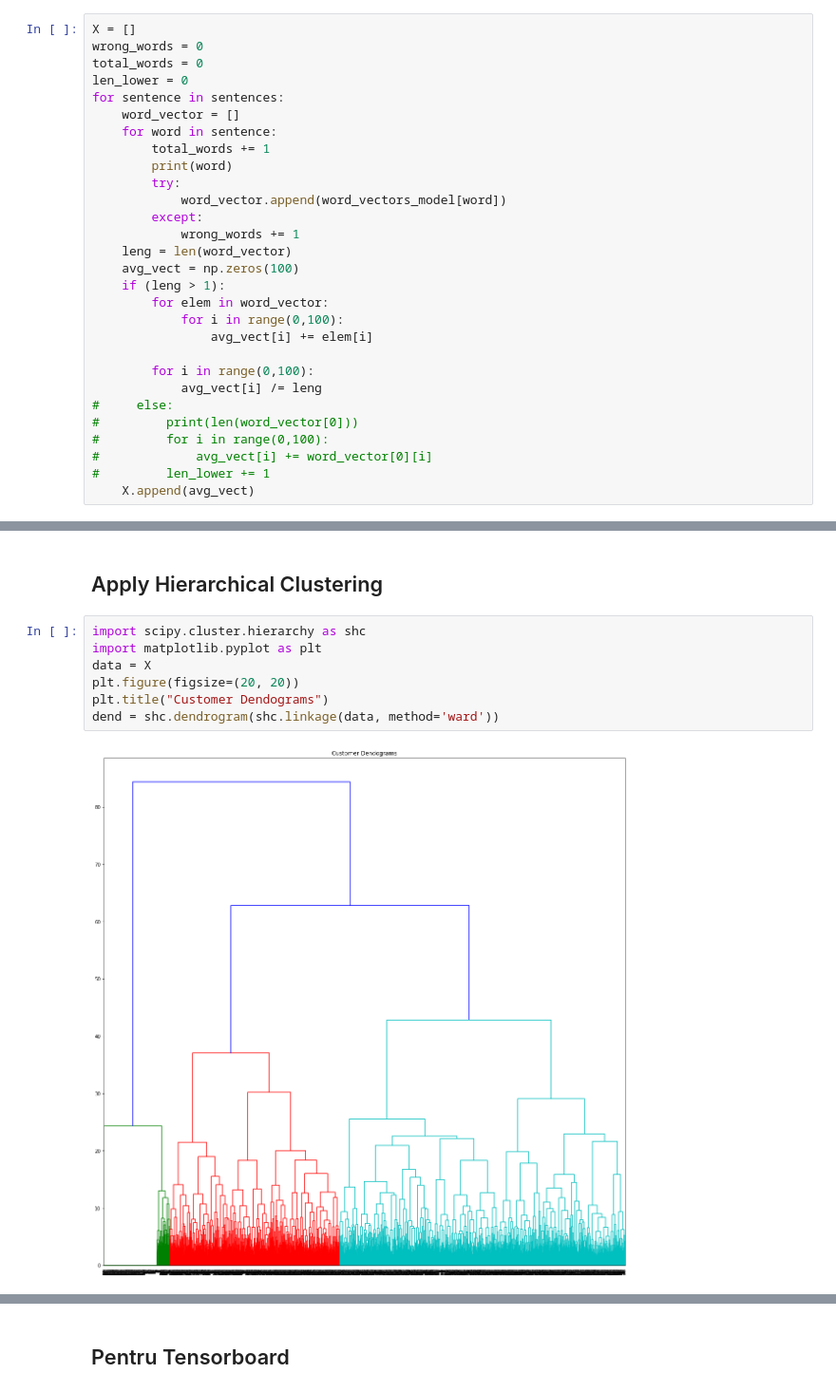
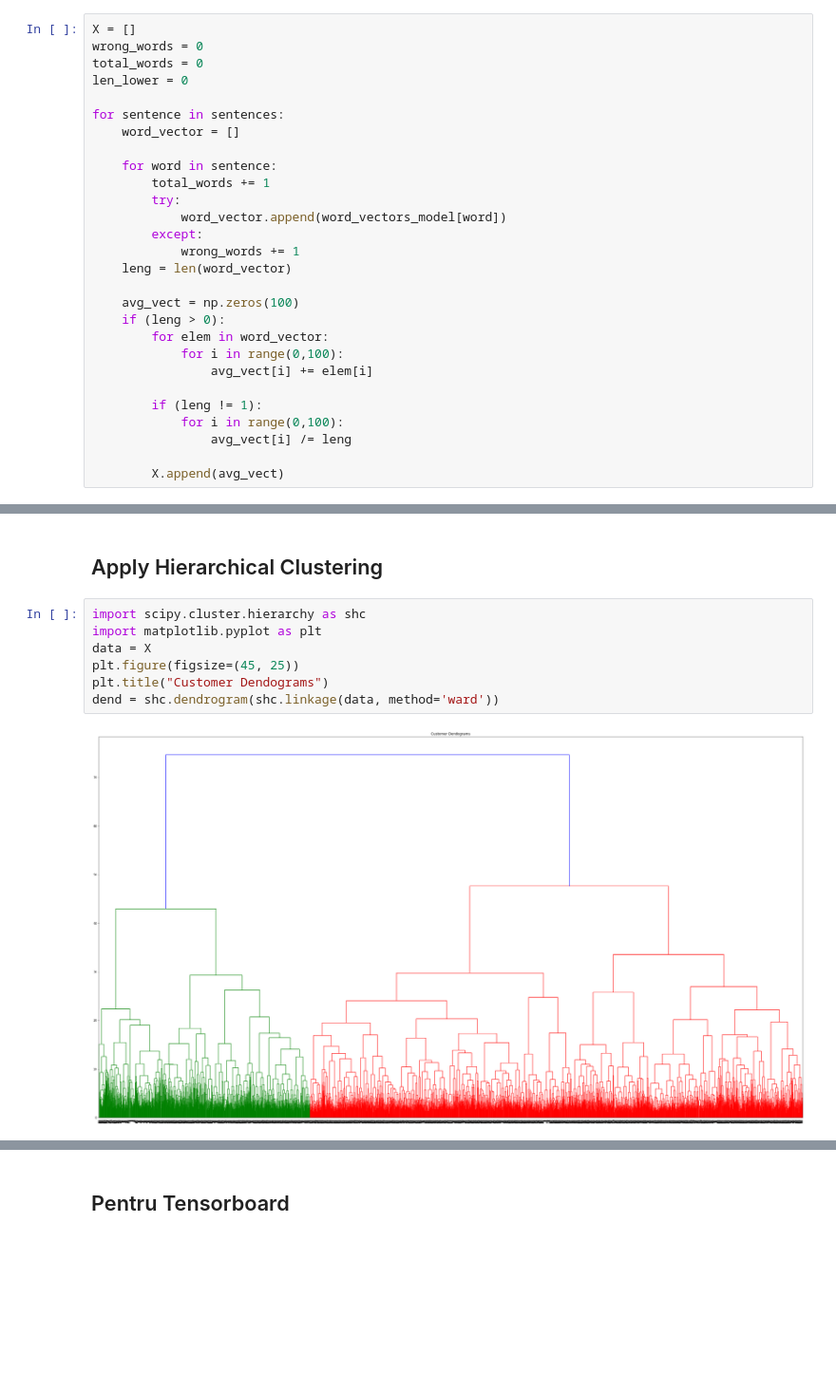
Before and after one commit to keg-tucn/CristinaPele_DBLP_2019, a Jupyter notebook: word2vec/glove-wiki-gigaword-100_model/word2vec_glove-wiki-gigaword-100.ipynb, the cells around one changed output, grey strips where cells are left out. Shown: that part at 95% size. Saved outputs shown, nothing was run; the diff lists cells and outputs as text; blank space fills up the shorter version.

Commit message:
word2vec glove code

```diff
--- a/word2vec/glove-wiki-gigaword-100_model/word2vec_glove-wiki-gigaword-100.ipynb
+++ b/word2vec/glove-wiki-gigaword-100_model/word2vec_glove-wiki-gigaword-100.ipynb
@@ -29,27 +29,26 @@ X = []
 wrong_words = 0
 total_words = 0
 len_lower = 0
+
 for sentence in sentences:
     word_vector = []
+
     for word in sentence:
         total_words += 1
-        print(word)
         try:
             word_vector.append(word_vectors_model[word])
         except:
             wrong_words += 1
     leng = len(word_vector)
+
     avg_vect = np.zeros(100)
-    if (leng > 1):
+    if (leng > 0):
         for elem in word_vector:
             for i in range(0,100):
                 avg_vect[i] += elem[i]
 
-        for i in range(0,100):
-            avg_vect[i] /= leng
-#     else:
-#         print(len(word_vector[0]))
-#         for i in range(0,100):
-#             avg_vect[i] += word_vector[0][i]
-#         len_lower += 1
-    X.append(avg_vect)
+        if (leng != 1):
+            for i in range(0,100):
+                avg_vect[i] /= leng
+
+        X.append(avg_vect)
@@ -335,9 +296,9 @@ print(l_clusters)
 # %%
 import scipy.cluster.hierarchy as shc
 import matplotlib.pyplot as plt
 data = X
-plt.figure(figsize=(20, 20))
+plt.figure(figsize=(45, 25))
 plt.title("Customer Dendograms")
 dend = shc.dendrogram(shc.linkage(data, method='ward'))
 # %% [output]
-[figure, old version]
+[figure, new version]
```
Also changed, not shown: parts of 12 cells of this notebook, 1 other file.
